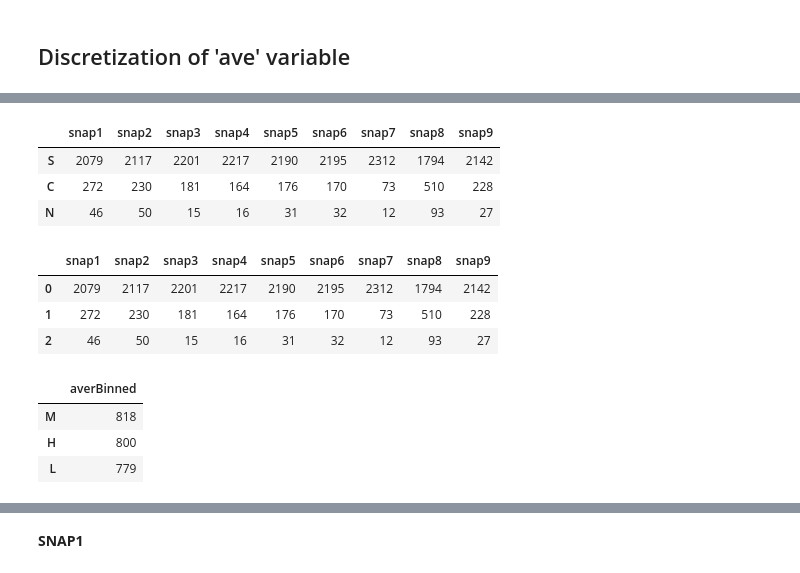
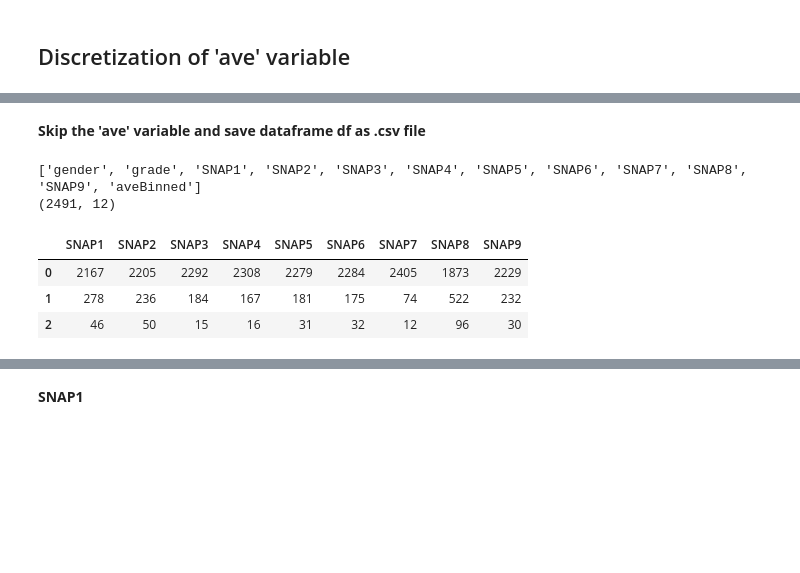
Before and after one commit to arvidl/inattention-populationsample, a Jupyter notebook: notebooks/prediction.ipynb, the cells around one changed output, grey strips where cells are left out. Saved outputs shown, nothing was run; the diff lists cells and outputs as text; code cells hidden in the pictures; blank space fills up the shorter version.

```diff
--- a/notebooks/prediction.ipynb
+++ b/notebooks/prediction.ipynb
@@ -175,0 +274,3 @@ dfD3.head()
+# %%
+df['SNAP1'] = df_no_miss['SNAP_1_1'].map({'stemmer ikke': 0, 'stemmer delvis': 1, 'stemmer helt': 2})
+pd.DataFrame(pd.value_counts(df['SNAP1']))
@@ -175,0 +282,11 @@ dfD3.head()
+# %%
+df['SNAP2'] = df_no_miss['SNAP_1_2'].map({'stemmer ikke': 0, 'stemmer delvis': 1, 'stemmer helt': 2})
+df['SNAP3'] = df_no_miss['SNAP_1_3'].map({'stemmer ikke': 0, 'stemmer delvis': 1, 'stemmer helt': 2})
+df['SNAP4'] = df_no_miss['SNAP_1_4'].map({'stemmer ikke': 0, 'stemmer delvis': 1, 'stemmer helt': 2})
+df['SNAP5'] = df_no_miss['SNAP_1_5'].map({'stemmer ikke': 0, 'stemmer delvis': 1, 'stemmer helt': 2})
+df['SNAP6'] = df_no_miss['SNAP_1_6'].map({'stemmer ikke': 0, 'stemmer delvis': 1, 'stemmer helt': 2})
+df['SNAP7'] = df_no_miss['SNAP_1_7'].map({'stemmer ikke': 0, 'stemmer delvis': 1, 'stemmer helt': 2})
+df['SNAP8'] = df_no_miss['SNAP_1_8'].map({'stemmer ikke': 0, 'stemmer delvis': 1, 'stemmer helt': 2})
+df['SNAP9'] = df_no_miss['SNAP_1_9'].map({'stemmer ikke': 0, 'stemmer delvis': 1, 'stemmer helt': 2})
+df['ave'] = df_no_miss['academic_achievement']
+df.groupby('gender').count()
@@ -184,8 +329,9 @@ Categories (3, interval[float64]): [(0.999, 3.75] < (3.75, 4.429] < (4.429, 5.9]
 # %%
-discr = pd.qcut(dfD3['ave'], 3, labels=["L","M","H"])
+#discr = pd.qcut(df['ave'], 3, labels=["L","M","H"])
+discr = pd.qcut(df['ave'], 3, labels=["0","1","2"])
 
-_df = pd.DataFrame([dfD3['ave'], discr ]).T
+_df = pd.DataFrame([df['ave'], discr ]).T
 _df.columns = ['ave', 'aveBinned']
-dfD3['aveBinned'] = _df['aveBinned']
-_df.head()
+df['aveBinned'] = _df['aveBinned']
+pd.DataFrame(pd.value_counts(df['aveBinned']))
 # %% [output]
@@ -294,36 +374,27 @@ pd.DataFrame(pd.value_counts(dfD['grade']))
+# %% [markdown]
+**Skip the 'ave' variable and save dataframe df as .csv file**
+# %%
+fn_csv = '../data/inattention_nomiss_2491x12.csv'
+df['ave'] = ' '
+df.drop('ave', axis=1, inplace=True)
+print(list(df.columns.values))
+print(df.shape)
+df.head()
+
+df.to_csv(fn_csv, encoding='utf-8', sep=',', index=False)
+# %% [output]
+['gender', 'grade', 'SNAP1', 'SNAP2', 'SNAP3', 'SNAP4', 'SNAP5', 'SNAP6', 'SNAP7', 'SNAP8', 'SNAP9', 'aveBinned']
+(2491, 12)
 # %%
 def sc(snap):
-    s = pd.DataFrame(pd.value_counts(dfD[snap]))
+    s = pd.DataFrame(pd.value_counts(df[snap]))
     return s
 
-pd.concat([sc('snap1'),sc('snap2'),sc('snap3'),
-           sc('snap4'),sc('snap5'),sc('snap6'),
-           sc('snap7'),sc('snap8'),sc('snap9')], axis=1)
+pd.concat([sc('SNAP1'),sc('SNAP2'),sc('SNAP3'),
+           sc('SNAP4'),sc('SNAP5'),sc('SNAP6'),
+           sc('SNAP7'),sc('SNAP8'),sc('SNAP9')], axis=1)
 # %% [output]
-|  | snap1 | snap2 | snap3 | snap4 | snap5 | snap6 | snap7 | snap8 | snap9 |
-| S | 2079 | 2117 | 2201 | 2217 | 2190 | 2195 | 2312 | 1794 | 2142 |
-| C | 272 | 230 | 181 | 164 | 176 | 170 | 73 | 510 | 228 |
-| N | 46 | 50 | 15 | 16 | 31 | 32 | 12 | 93 | 27 |
+|  | SNAP1 | SNAP2 | SNAP3 | SNAP4 | SNAP5 | SNAP6 | SNAP7 | SNAP8 | SNAP9 |
+| 0 | 2167 | 2205 | 2292 | 2308 | 2279 | 2284 | 2405 | 1873 | 2229 |
+| 1 | 278 | 236 | 184 | 167 | 181 | 175 | 74 | 522 | 232 |
+| 2 | 46 | 50 | 15 | 16 | 31 | 32 | 12 | 96 | 30 |
-# %%
-# snapDict = {'N' : 0, 'S' : 1, 'C' : 2}  # N = Not true, S = Somewhat true, C = Certainmly true
-snapDict = {'S' : 0, 'C' : 1, 'N' : 2}  # S = Not true (0), C = Somewhat true (1) , N = Certainmly true (2)
-
-for snap in ['snap1','snap2','snap3','snap4',
-             'snap5','snap6','snap7','snap8','snap9']:
-    dfD[snap] = coding(dfD[snap], snapDict)
-
-g = lambda x: pd.DataFrame(pd.value_counts(dfD[x]))
-pd.concat([g('snap1'),g('snap2'),g('snap3'),g('snap4'),
-           g('snap5'),g('snap6'), g('snap7'),g('snap8'),g('snap9')], axis=1)
-# %% [output]
-|  | snap1 | snap2 | snap3 | snap4 | snap5 | snap6 | snap7 | snap8 | snap9 |
-| 0 | 2079 | 2117 | 2201 | 2217 | 2190 | 2195 | 2312 | 1794 | 2142 |
-| 1 | 272 | 230 | 181 | 164 | 176 | 170 | 73 | 510 | 228 |
-| 2 | 46 | 50 | 15 | 16 | 31 | 32 | 12 | 93 | 27 |
-# %%
-pd.DataFrame(pd.value_counts(dfD['averBinned']))
-# %% [output]
-|  | averBinned |
-| M | 818 |
-| H | 800 |
-| L | 779 |
```
Also changed, not shown: parts of 102 cells of this notebook, 5 other files.
